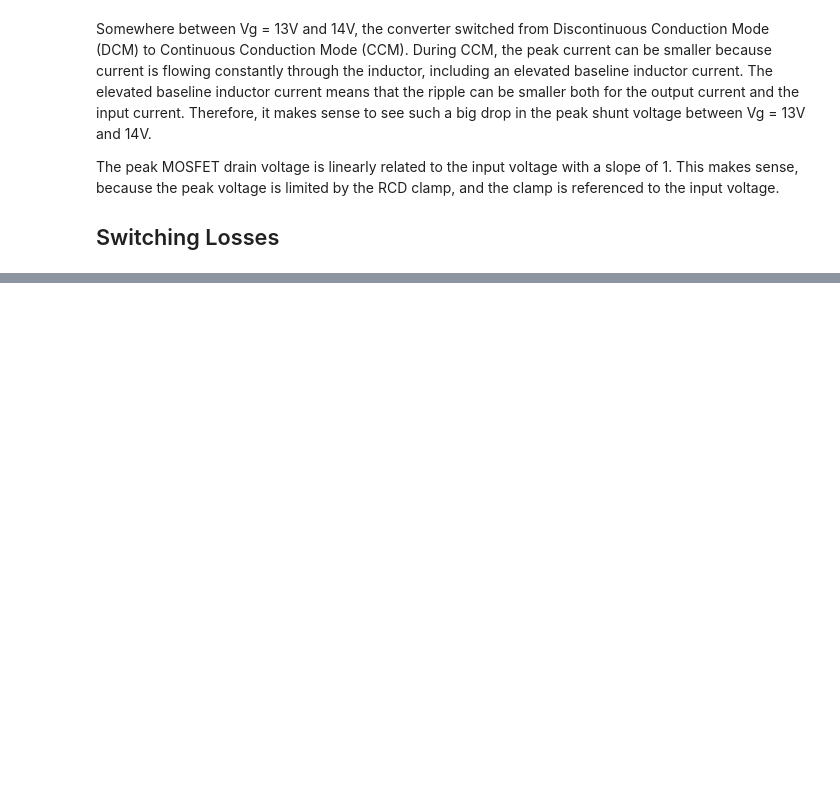
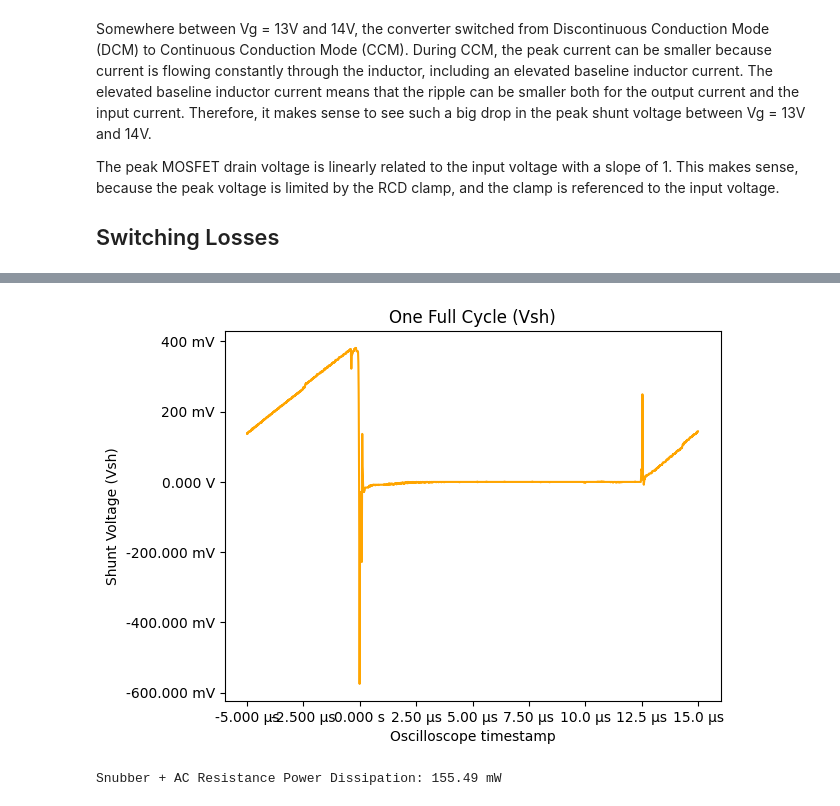
Before and after one commit to ianeyk/power-electronics, a Jupyter notebook: Lab 8/Lab8_report.ipynb, the cells around one changed output, grey strips where cells are left out. Drawn from its saved outputs; the diff is of its cells as text; code cells hidden in the pictures; blank space fills up the shorter version.

```diff
--- a/Lab 8/Lab8_report.ipynb
+++ b/Lab 8/Lab8_report.ipynb
@@ -236,0 +245,15 @@ The MOSFET turn-off switching loss is around 800mW, which is much greater than t
+# %%
+cycle_ts = (-5e-6, 15e-6)
+
+(df_18V, tspan, tstep) = helper.read_rigol_csv(f"oscilloscope_data/{filenames[0]}.csv", ch1 = "Vsh", ch2 = "Vd")
+df_18V["Vsh"] = df_18V["Vsh"] + 12e-3 # V measuring offset
+df_zoom = df_18V[(df_18V["t"] > cycle_ts[0]) & (df_18V["t"] < cycle_ts[1])]
+
+plt.figure()
+helper.axes_labels("Oscilloscope timestamp", "s", "Shunt Voltage (Vsh)", "V", title = "One Full Cycle (Vsh)")
+plt.plot(df_zoom["t"], df_zoom["Vsh"], color = "orange")
+
+Rload = 0.05 # Ohm
+cycle_switch_area = np.trapz(df_zoom["Vsh"] ** 2 / Rload, df_zoom["t"])
+print(f"Shunt Resistor Power Loss:", (cycle_switch_area * units.volt ** 2 * units.second / units.ohm * 50 * units.kilohertz).to_compact(units.watt))
+# %% [output]
@@ -236,0 +261,11 @@ The MOSFET turn-off switching loss is around 800mW, which is much greater than t
+[figure, added]
+# %%
+delta_V = 15 * units.volt
+Rsnubber = 10 * units.ohm
+R_AC = 4.47 * units.ohm
+P_per_cycle = delta_V ** 2 / (Rsnubber + R_AC)
+W_per_cycle = P_per_cycle * 200 * units.nanosecond
+P_overall =  W_per_cycle * 50 * units.kilohertz
+print("Snubber + AC Resistance Power Dissipation:", P_overall.to_compact(units.watt))
+# %% [output]
+Snubber + AC Resistance Power Dissipation: 155.49 mW
```
Also changed, not shown: parts of 7 cells of this notebook, 1 other file.
